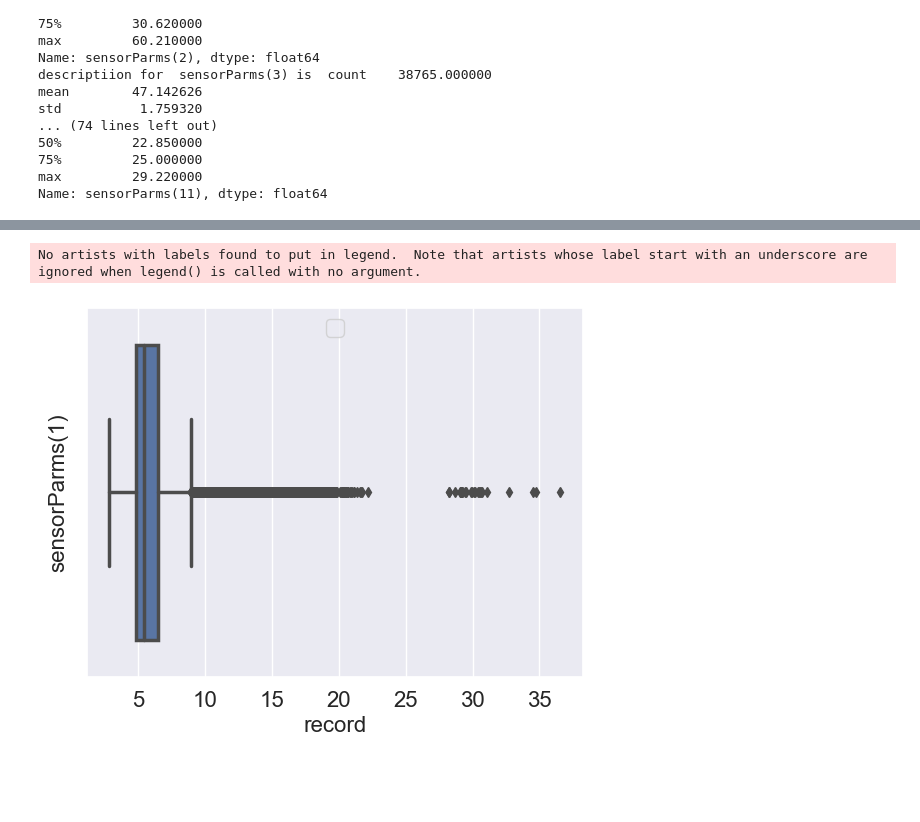
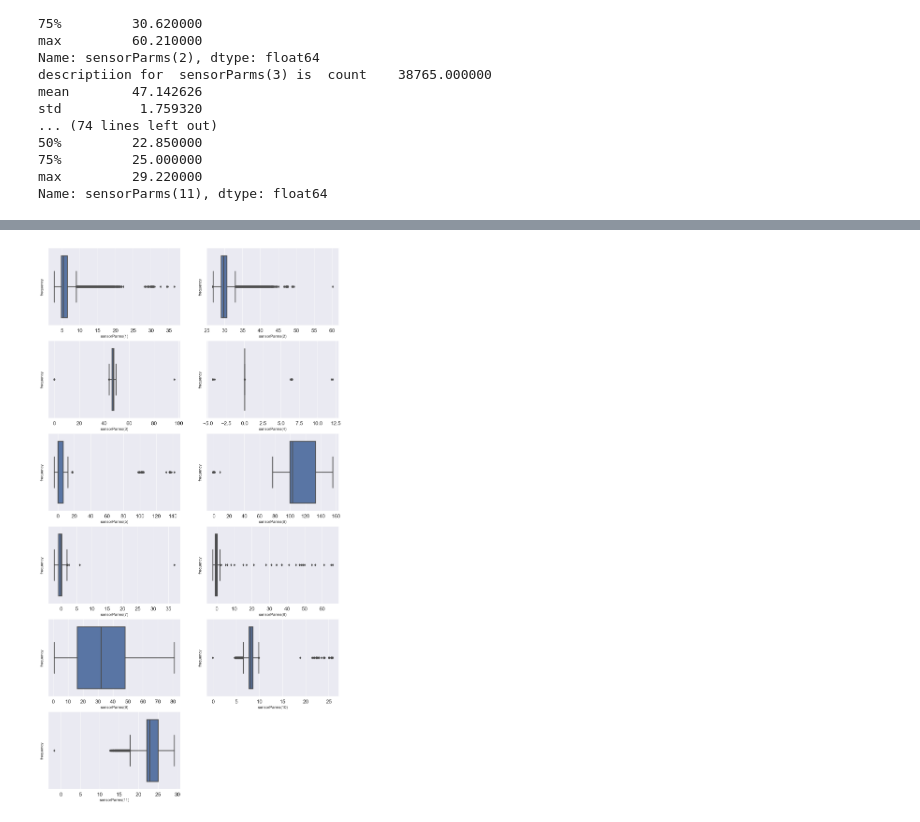
Before and after one commit to Traversal2021/SmartWaterDataVisualization, a Jupyter notebook: data_processing/data_analysis.ipynb, the cells around one changed output, grey strips where cells are left out. Cells and saved outputs as stored; diff of their text form; code cells hidden in the pictures; blank space fills up the shorter version.

```diff
--- a/data_processing/data_analysis.ipynb
+++ b/data_processing/data_analysis.ipynb
@@ -6,6 +6,8 @@ import seaborn as sns
 # %%
 pfl_step_df = pd.read_csv("../RawData/Profiler_modem_PFL_Step.dat", low_memory=False)
 pfl_step_df.drop([0,1], axis=0, inplace=True)
+pfl_step_df['TIMESTAMP'] = pd.to_datetime(pfl_step_df.TIMESTAMP)
+pfl_step_df['_RS232Dpt'] = pfl_step_df['_RS232Dpt'].astype('float')
 pfl_step_df['sensorParms(1)'] = pfl_step_df['sensorParms(1)'].astype('float')
 pfl_step_df['sensorParms(2)'] = pfl_step_df['sensorParms(2)'].astype('float')
 pfl_step_df['sensorParms(3)'] = pfl_step_df['sensorParms(3)'].astype('float')
@@ -55,10 +60,12 @@ std          1.759320
 max         29.220000
 Name: sensorParms(11), dtype: float64
 # %%
-plt.figure(figsize=(16,16))
+plt.figure(figsize=(16,30))
 
-for i in range(1,11):
-    column_name = sensor_list[i]
+for i in range(1,12):
+    column_name = sensor_list[i-1]
     plt.subplot(6,2,i)
-    plt.plot(pfl_step_df["TIMESTAMP"], pfl_step_df["sensorParms(1)"])
+    plt.plot(pfl_step_df["TIMESTAMP"], pfl_step_df[column_name])
+    plt.xlabel("time")
+    plt.ylabel(column_name)
 # %% [output]
@@ -66,7 +73,8 @@ for i in range(1,11):
 # %%
-plt.figure(figsize=(16,16))
-
-for i in range(1,11):
-    column_name = sensor_list[i]
-    plt.subplot(6,2,i)
-    plt.plot(pfl_step_df["RECORD"], pfl_step_df["sensorParms(1)"],'o')
+plt.figure(figsize=(16,30))
+sns.set()
+for i in range(1,12):
+    column_name = sensor_list[i-1]
+    sns.histplot(pfl_step_df[column_name], ax=plt.subplot(6,2,i))
+    plt.xlabel(column_name)
+    plt.ylabel("frequency")
@@ -73,17 +83,17 @@ for i in range(1,11):
 # %%
+plt.figure(figsize=(16,30))
 sns.set()
-ax = sns.boxplot(x="sensorParms(1)",
-                  data=pfl_step_df, linewidth=2.5)
+for i in range(1,12):
+    column_name = sensor_list[i-1]
+    ax = sns.boxplot(x=column_name,
+                  data=pfl_step_df, linewidth=2.5, ax=plt.subplot(6,2,i))
 
-plt.xticks(fontsize=16)  #旋转x轴刻度
-plt.yticks(fontsize=16)
-plt.xlabel('record', fontsize=16)
-plt.ylabel('sensorParms(1)',fontsize=16)
-plt.legend(fontsize=16, loc='upper center')
-plt.show()
+    plt.xticks(fontsize=16)  #旋转x轴刻度
+    plt.yticks(fontsize=16)
+    plt.xlabel(column_name)
+    plt.ylabel("frequency")
 # %% [output]
-No artists with labels found to put in legend.  Note that artists whose label start with an underscore are ignored when legend() is called with no argument.
-[figure, old version]
+[figure, new version]
 # %%
 ax = sns.boxplot(x="sensorParms(1)",
                   data=pfl_step_df, linewidth=2.5)
```
Also changed, not shown: parts of 6 cells of this notebook, 6 other files.
